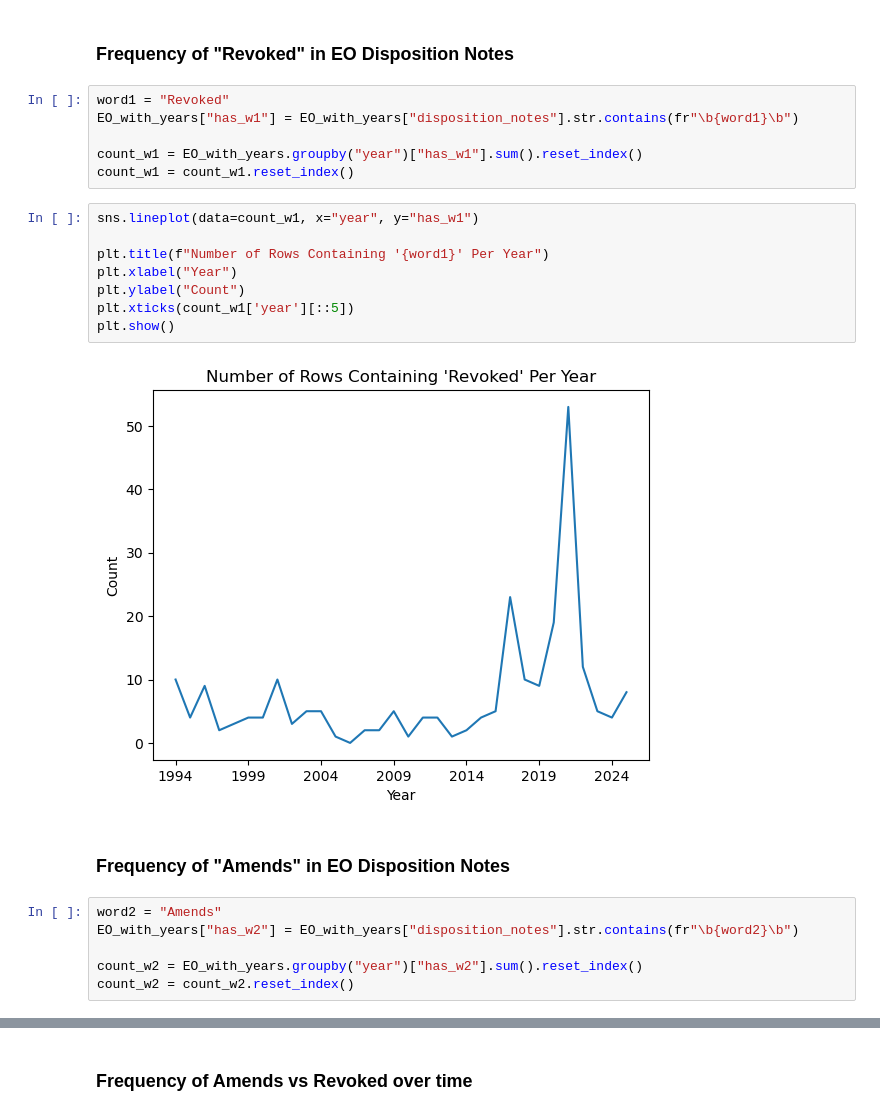
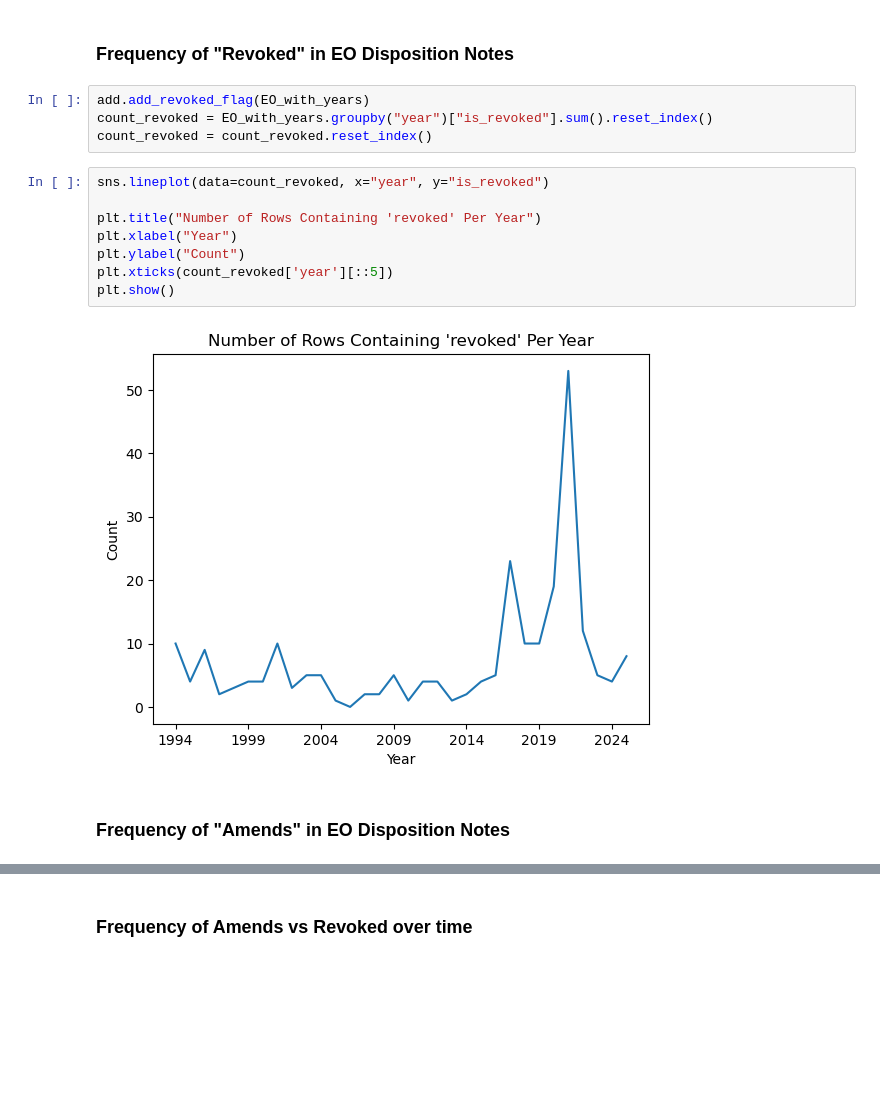
Before and after one commit to UCB-stat-159-f25/final-group05, a Jupyter notebook: word-analysis.ipynb, the cells around one changed output, grey strips where cells are left out. Saved outputs shown, nothing was run; the diff lists cells and outputs as text; blank space fills up the shorter version.

Commit message:
updated word-analysis to use funcs in additions.py

```diff
--- a/word-analysis.ipynb
+++ b/word-analysis.ipynb
@@ -36,27 +35,19 @@ Types are consistent.
 Subtypes are consistent.
 # %% [markdown]
 ### Frequency of "Revoked" in EO Disposition Notes
-# %%
-word1 = "Revoked"
-EO_with_years["has_w1"] = EO_with_years["disposition_notes"].str.contains(fr"\b{word1}\b")
-
-count_w1 = EO_with_years.groupby("year")["has_w1"].sum().reset_index()
-count_w1 = count_w1.reset_index()
-# %%
-sns.lineplot(data=count_w1, x="year", y="has_w1")
-
-plt.title(f"Number of Rows Containing '{word1}' Per Year")
-plt.xlabel("Year")
-plt.ylabel("Count")
-plt.xticks(count_w1['year'][::5])
-plt.show()
-# %% [output]
-[figure, removed]
+# %%
+add.add_revoked_flag(EO_with_years)
+count_revoked = EO_with_years.groupby("year")["is_revoked"].sum().reset_index()
+count_revoked = count_revoked.reset_index()
+# %%
+sns.lineplot(data=count_revoked, x="year", y="is_revoked")
+
+plt.title("Number of Rows Containing 'revoked' Per Year")
+plt.xlabel("Year")
+plt.ylabel("Count")
+plt.xticks(count_revoked['year'][::5])
+plt.show()
+# %% [output]
+[figure, added]
 # %% [markdown]
 ### Frequency of "Amends" in EO Disposition Notes
-# %%
-word2 = "Amends"
-EO_with_years["has_w2"] = EO_with_years["disposition_notes"].str.contains(fr"\b{word2}\b")
-
-count_w2 = EO_with_years.groupby("year")["has_w2"].sum().reset_index()
-count_w2 = count_w2.reset_index()
```
Also changed, not shown: parts of 6 cells of this notebook.
